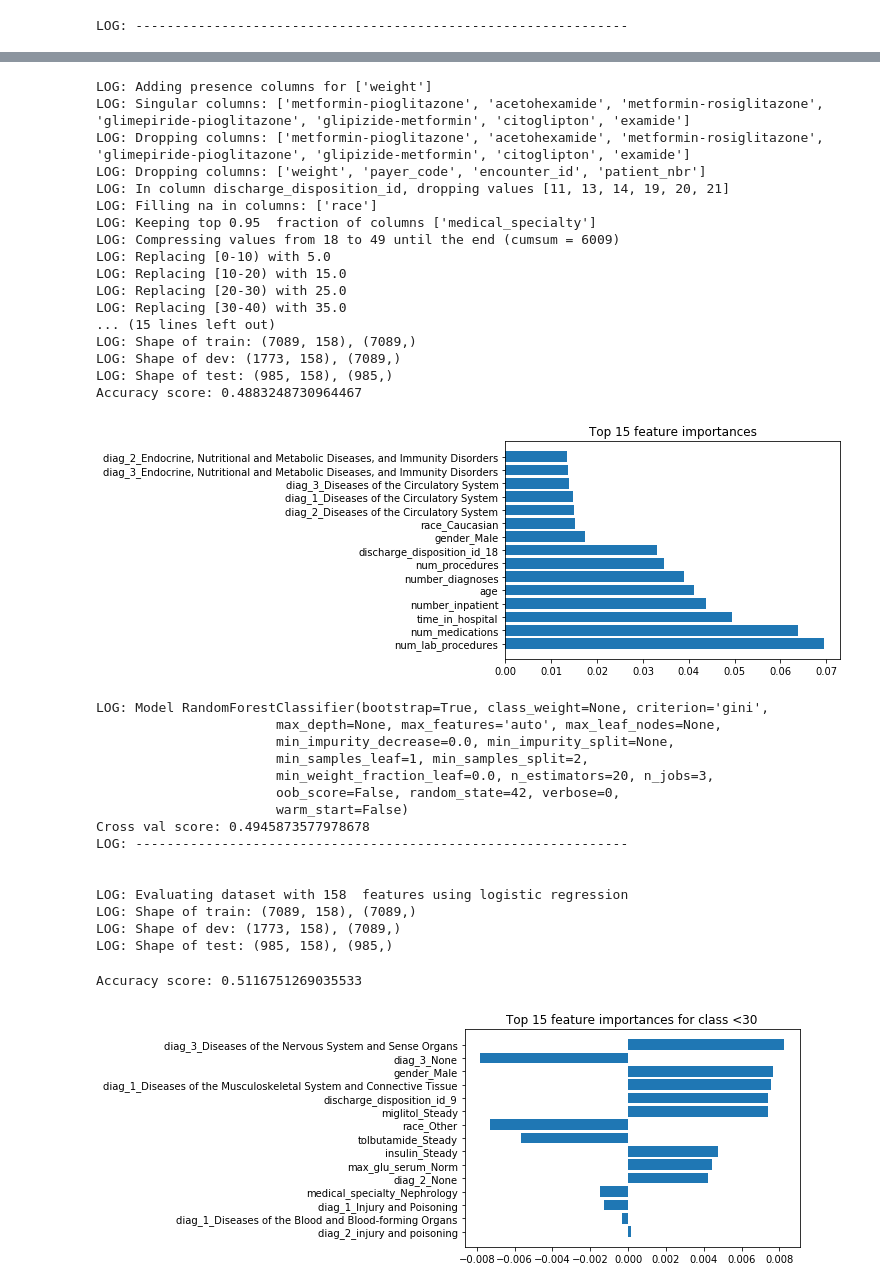
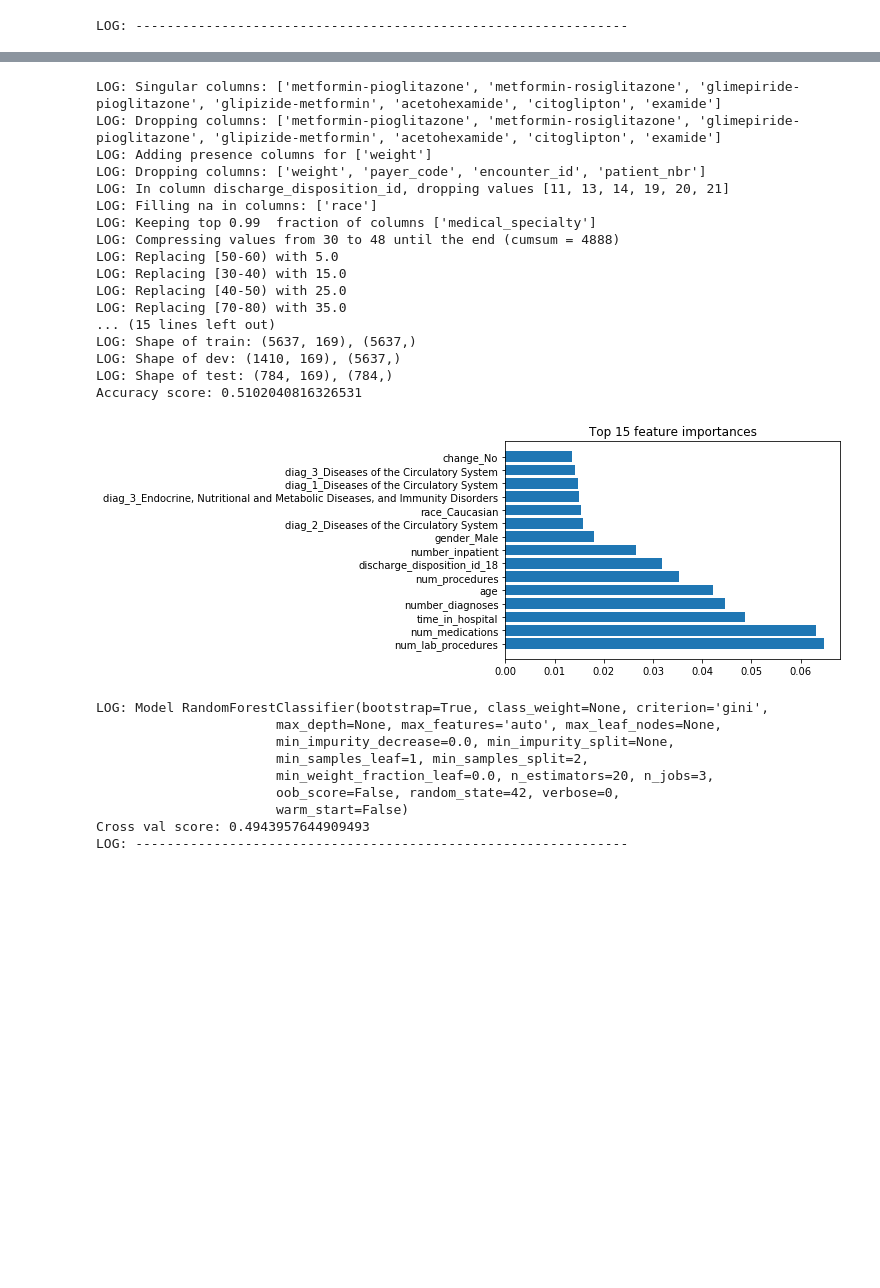
Before and after one commit to SimeonHey/diabetes-130-ds-final, a Jupyter notebook: Feature engineering.ipynb, the cells around one changed output, grey strips where cells are left out. Cells and saved outputs as stored; diff of their text form; code cells hidden in the pictures; blank space fills up the shorter version.

```diff
--- a/Feature engineering.ipynb
+++ b/Feature engineering.ipynb
@@ -1246,41 +1251,64 @@ LOG: ---------------------------------------------------------------
+# %%
+def first_unq_value(df, col):
+    return df.groupby(col, as_index=False).first().reset_index(drop=True)
 # %%
-# Diags
-fav, fav_y = features_response(df)
+# Keep just the first unique value
+temp = original.copy()
+temp = first_unq_value(temp, 'patient_nbr')
+
+# Split into features and responses
+fav, fav_y = features_response(temp)
+
+# Drop columns with only 1 unique value
+fav = drop_columns(fav, get_singular_cols(fav))
+
+# Add a has_weight value
 add_presence_cols(fav, ['weight'])
 
-fav = drop_columns(fav, get_singular_cols(fav))
+# Drop weight & payer_code (too few values), and encounter_id & patient_nbr (as they carry no info)
 fav = drop_columns(fav, ['weight', 'payer_code', 'encounter_id', 'patient_nbr'])
+
+# Drop meaningless discharge_disposition_ids
 fav, fav_y = drop_bad_values(fav, fav_y, 'discharge_disposition_id', [11, 13, 14, 19, 20, 21])
 
-clever_compress_diags_inplace(fav)
+# Fill na values creating an 'other' group
 fill_na_inplace(fav, ['race'])
 
-compress_feature_inplace(fav, ['medical_specialty'], 0.95, True)
+# Categorize diagnoses into more general groups
+clever_compress_diags_inplace(fav)
 
+# Keep only the first 99% of medical_specialty (in terms of the cumulative sum)
+compress_feature_inplace(fav, ['medical_specialty'], 0.99, True)
+
+# Turn age into a numerical value
 transf_age_inplace(fav)
+
+# Binarize categorical columns (and those that should be)
 fav = bin_columns(fav, ['admission_type_id', 'discharge_disposition_id', 'admission_source_id'])
 fav = bin_columns(fav, get_cat_cols(fav))
+
+# Evaluate
 simple_eval_ds(fav, fav_y)
-logreg_eval_ds(fav, fav_y)
+# logreg_eval_ds(fav, fav_y)
 # %% [output]
+LOG: Singular columns: ['metformin-pioglitazone', 'metformin-rosiglitazone', 'glimepiride-pioglitazone', 'glipizide-metformin', 'acetohexamide', 'citoglipton', 'examide']
+LOG: Dropping columns: ['metformin-pioglitazone', 'metformin-rosiglitazone', 'glimepiride-pioglitazone', 'glipizide-metformin', 'acetohexamide', 'citoglipton', 'examide']
 LOG: Adding presence columns for ['weight']
-LOG: Singular columns: ['metformin-pioglitazone', 'acetohexamide', 'metformin-rosiglitazone', 'glimepiride-pioglitazone', 'glipizide-metformin', 'citoglipton', 'examide']
-LOG: Dropping columns: ['metformin-pioglitazone', 'acetohexamide', 'metformin-rosiglitazone', 'glimepiride-pioglitazone', 'glipizide-metformin', 'citoglipton', 'examide']
 LOG: Dropping columns: ['weight', 'payer_code', 'encounter_id', 'patient_nbr']
 LOG: In column discharge_disposition_id, dropping values [11, 13, 14, 19, 20, 21]
 LOG: Filling na in columns: ['race']
-LOG: Keeping top 0.95  fraction of columns ['medical_specialty']
-LOG: Compressing values from 18 to 49 until the end (cumsum = 6009)
-LOG: Replacing [0-10) with 5.0
-LOG: Replacing [10-20) with 15.0
-LOG: Replacing [20-30) with 25.0
-LOG: Replacing [30-40) with 35.0
+LOG: Keeping top 0.99  fraction of columns ['medical_specialty']
+LOG: Compressing values from 30 to 48 until the end (cumsum = 4888)
+LOG: Replacing [50-60) with 5.0
+LOG: Replacing [30-40) with 15.0
+LOG: Replacing [40-50) with 25.0
+LOG: Replacing [70-80) with 35.0
 ... (15 lines left out)
-LOG: Shape of train: (7089, 158), (7089,)
-LOG: Shape of dev: (1773, 158), (7089,)
-LOG: Shape of test: (985, 158), (985,)
-Accuracy score: 0.4883248730964467
+LOG: Shape of train: (5637, 169), (5637,)
+LOG: Shape of dev: (1410, 169), (5637,)
+LOG: Shape of test: (784, 169), (784,)
+Accuracy score: 0.5102040816326531
-[figure, old version]
+[figure, new version]
 LOG: Model RandomForestClassifier(bootstrap=True, class_weight=None, criterion='gini',
                        max_depth=None, max_features='auto', max_leaf_nodes=None,
                        min_impurity_decrease=0.0, min_impurity_split=None,
@@ -1288,13 +1316,5 @@ LOG: Model RandomForestClassifier(bootstrap=True, class_weight=None, criterion='
                        min_weight_fraction_leaf=0.0, n_estimators=20, n_jobs=3,
                        oob_score=False, random_state=42, verbose=0,
                        warm_start=False)
-Cross val score: 0.4945873577978678
+Cross val score: 0.4943957644909493
 LOG: ---------------------------------------------------------------
-
-
-LOG: Evaluating dataset with 158  features using logistic regression
-LOG: Shape of train: (7089, 158), (7089,)
-LOG: Shape of dev: (1773, 158), (7089,)
-LOG: Shape of test: (985, 158), (985,)
-Accuracy score: 0.5116751269035533
-[figure, removed]
```
Also changed, not shown: parts of 9 cells of this notebook, 21 other files.
